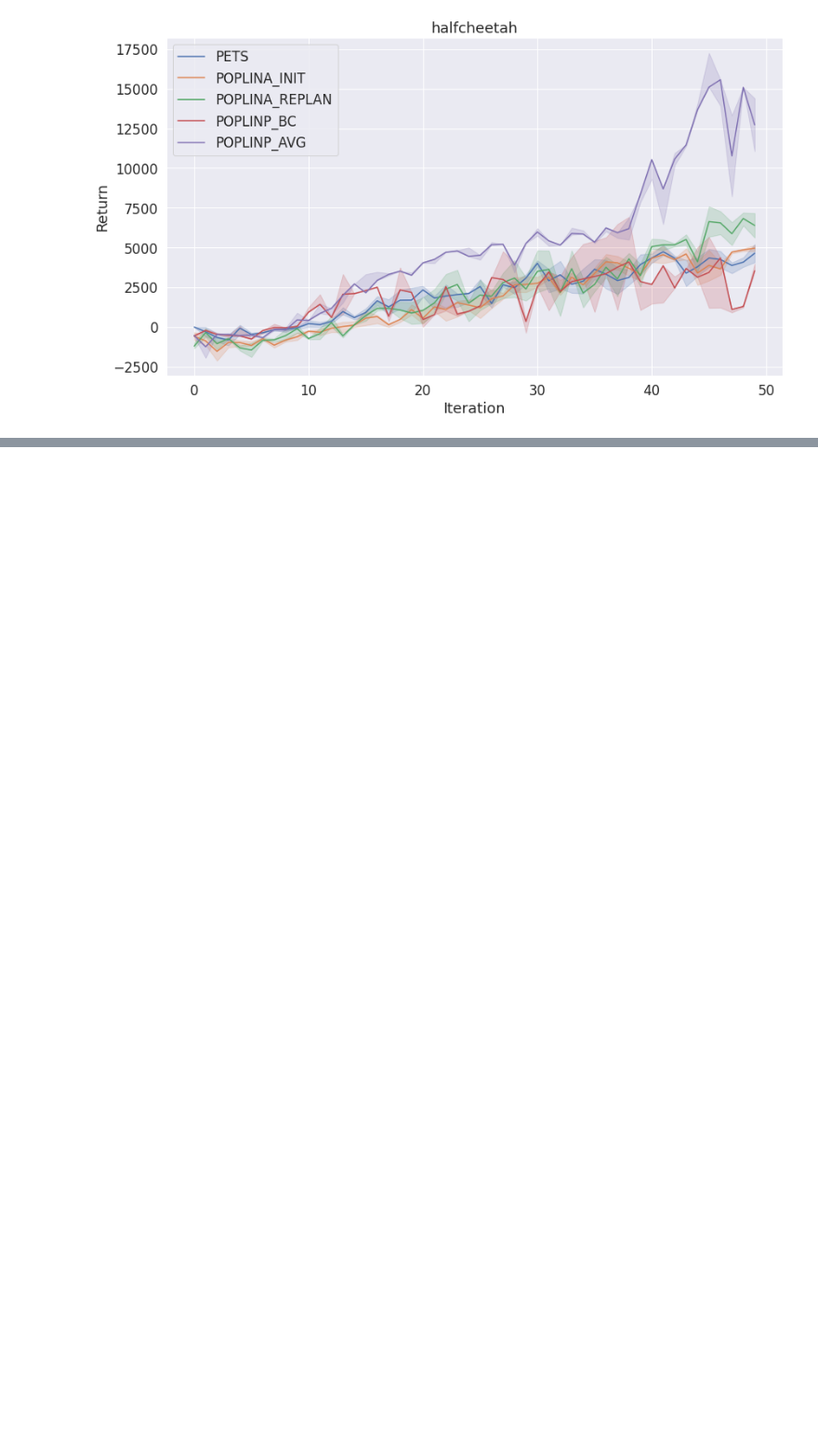
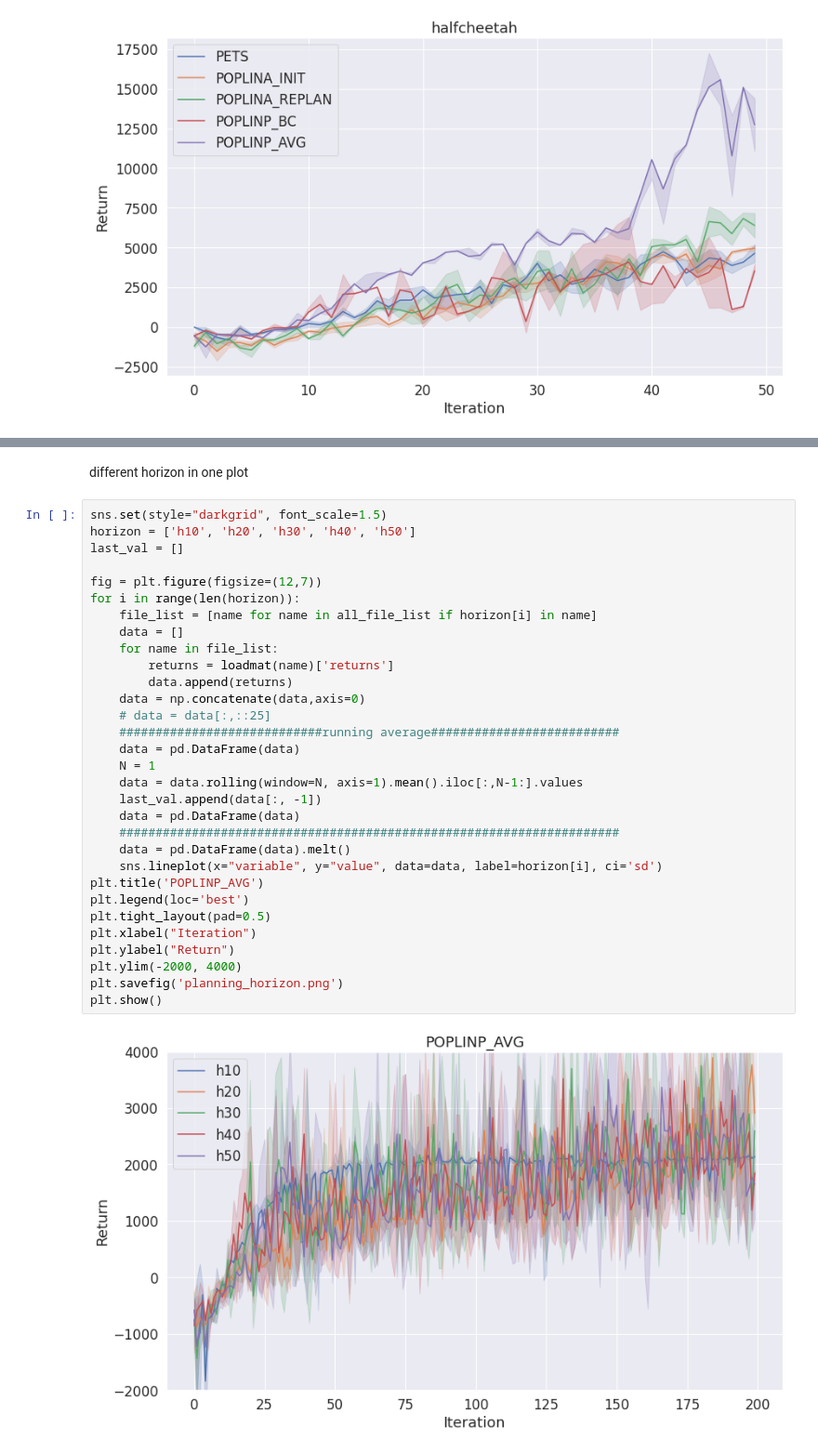
Before and after one commit to Hyperion-shuo/POPLIN, a Jupyter notebook: plot.ipynb, the cells around one changed output, grey strips where cells are left out. Shown at 93% size. Saved outputs shown, nothing was run; the diff lists cells and outputs as text; blank space fills up the shorter version.

```diff
--- a/plot.ipynb
+++ b/plot.ipynb
@@ -89,0 +148,35 @@ for j in range(len(env)):
+# %% [markdown]
+different horizon in one plot
+# %%
+sns.set(style="darkgrid", font_scale=1.5)
+horizon = ['h10', 'h20', 'h30', 'h40', 'h50']
+last_val = []
+
+fig = plt.figure(figsize=(12,7))
+for i in range(len(horizon)):
+    file_list = [name for name in all_file_list if horizon[i] in name]
+    data = []
+    for name in file_list:
+        returns = loadmat(name)['returns']
+        data.append(returns)
+    data = np.concatenate(data,axis=0)
+    # data = data[:,::25]
+    ############################running average##########################
+    data = pd.DataFrame(data)
+    N = 1
+    data = data.rolling(window=N, axis=1).mean().iloc[:,N-1:].values
+    last_val.append(data[:, -1])
+    data = pd.DataFrame(data)
+    #####################################################################
+    data = pd.DataFrame(data).melt()
+    sns.lineplot(x="variable", y="value", data=data, label=horizon[i], ci='sd')
+plt.title('POPLINP_AVG')
+plt.legend(loc='best')
+plt.tight_layout(pad=0.5)
+plt.xlabel("Iteration")
+plt.ylabel("Return")
+plt.ylim(-2000, 4000)
+plt.savefig('planning_horizon.png')
+plt.show()
+# %% [output]
+[figure, added]
```
Also changed, not shown: parts of 15 cells of this notebook, 27 other files.
